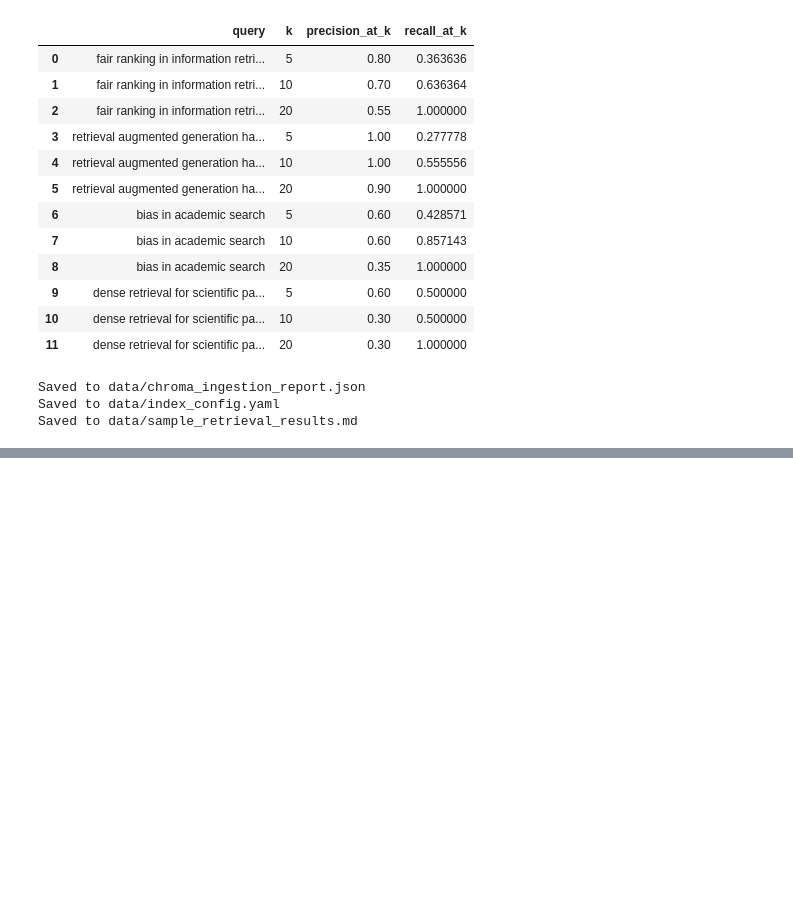
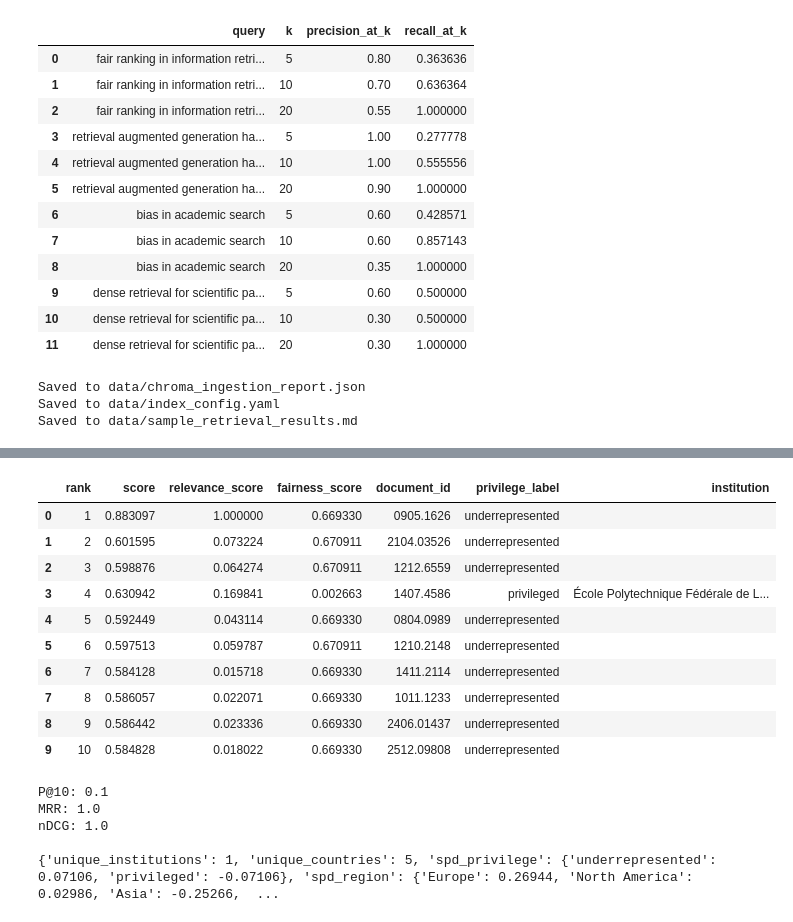
Before and after one commit to Darjeel1ng/neu-cs6200-team3-fairsearch-arxiv, a Jupyter notebook: work_notebook.ipynb, the cells around one changed output, grey strips where cells are left out. Cells and saved outputs as stored; diff of their text form; code cells hidden in the pictures; blank space fills up the shorter version.

```diff
--- a/work_notebook.ipynb
+++ b/work_notebook.ipynb
@@ -2690,0 +3037,19 @@ Saved to data/sample_retrieval_results.md
+# %%
+# ----------------------------------------------
+# LOADING FILES
+# ----------------------------------------------
+
+
+import os
+import json
+import pandas as pd
+
+# data directory
+DATA_DIR = "data"
+OUTPUT_DIR = "data/update2_output"
+
+with open(os.path.join(OUTPUT_DIR, "queries.json")) as f:
+    queries = json.load(f)
+
+with open(os.path.join(DATA_DIR, "fairness_baseline_priors.json")) as f:
+    priors = json.load(f)
@@ -2690,0 +3645,39 @@ Saved to data/sample_retrieval_results.md
+# %%
+# ----------------------------------------------
+# TEST MMR ON ONE QUERY
+# ----------------------------------------------
+
+qid = 1
+query_docs = retrieval_df[retrieval_df["query_id"] == qid].copy()
+
+reranked = mmr_rerank(
+    query_docs,
+    lambda_rel=0.7,
+    lambda_div=0.2,
+    lambda_fair=0.1,
+)
+
+display(reranked[["rank","score","relevance_score","fairness_score","document_id","privilege_label","institution"]])
+
+print("P@10:", precision_at_10(reranked, ground_truth[qid]))
+print("MRR:", reciprocal_rank(reranked, ground_truth[qid]))
+print("nDCG:", ndcg_at_10(reranked, ground_truth[qid]))
+print()
+print(fairness_metrics(reranked))
+# %% [output]
+|  | rank | score | relevance_score | fairness_score | document_id | privilege_label | institution |
+| 0 | 1 | 0.883097 | 1.000000 | 0.669330 | 0905.1626 | underrepresented |  |
+| 1 | 2 | 0.601595 | 0.073224 | 0.670911 | 2104.03526 | underrepresented |  |
+| 2 | 3 | 0.598876 | 0.064274 | 0.670911 | 1212.6559 | underrepresented |  |
+| 3 | 4 | 0.630942 | 0.169841 | 0.002663 | 1407.4586 | privileged | École Polytechnique Fédérale de L... |
+| 4 | 5 | 0.592449 | 0.043114 | 0.669330 | 0804.0989 | underrepresented |  |
+| 5 | 6 | 0.597513 | 0.059787 | 0.670911 | 1210.2148 | underrepresented |  |
+| 6 | 7 | 0.584128 | 0.015718 | 0.669330 | 1411.2114 | underrepresented |  |
+| 7 | 8 | 0.586057 | 0.022071 | 0.669330 | 1011.1233 | underrepresented |  |
+| 8 | 9 | 0.586442 | 0.023336 | 0.669330 | 2406.01437 | underrepresented |  |
+| 9 | 10 | 0.584828 | 0.018022 | 0.669330 | 2512.09808 | underrepresented |  |
+P@10: 0.1
+MRR: 1.0
+nDCG: 1.0
+
+{'unique_institutions': 1, 'unique_countries': 5, 'spd_privilege': {'underrepresented': 0.07106, 'privileged': -0.07106}, 'spd_region': {'Europe': 0.26944, 'North America': 0.02986, 'Asia': -0.25266,  ...
```
Also changed, not shown: parts of 31 cells of this notebook, 16 other files.
